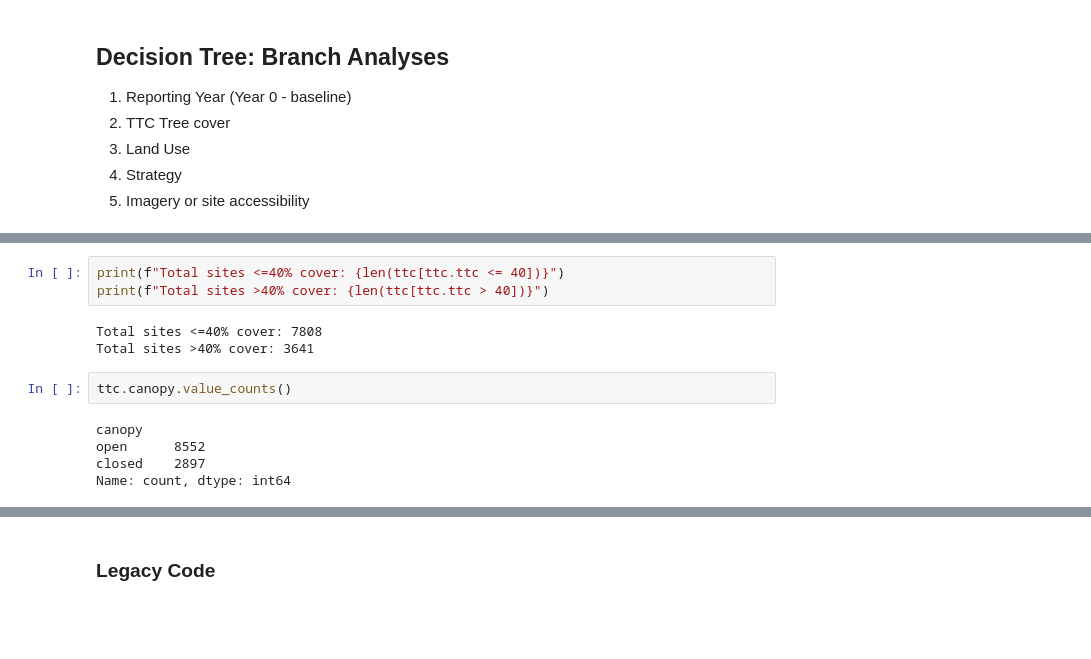
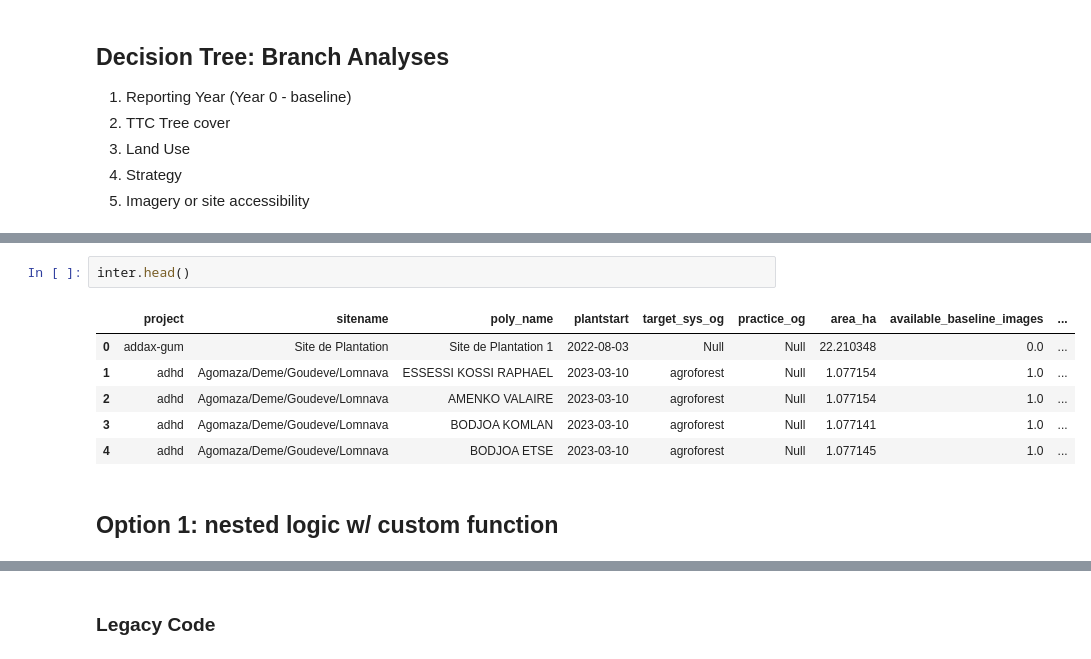
Before and after one commit to wri/decision-tree, a Jupyter notebook: notebooks/decision_tree.ipynb, the cells around one changed output, grey strips where cells are left out. Cells and saved outputs as stored; diff of their text form; blank space fills up the shorter version.

Commit message:
incorporate & clean new data, start building DT logic

```diff
--- a/notebooks/decision_tree.ipynb
+++ b/notebooks/decision_tree.ipynb
@@ -160,13 +225,11 @@ memory usage: 536.6+ KB
-# %%
-print(f"Total sites <=40% cover: {len(ttc[ttc.ttc <= 40])}")
-print(f"Total sites >40% cover: {len(ttc[ttc.ttc > 40])}")
-# %% [output]
-Total sites <=40% cover: 7808
-Total sites >40% cover: 3641
-# %%
-ttc.canopy.value_counts()
-# %% [output]
-canopy
-open      8552
-closed    2897
-Name: count, dtype: int64
+# %%
+inter.head()
+# %% [output]
+|  | project | sitename | poly_name | plantstart | target_sys_og | practice_og | area_ha | available_baseline_images | ... |
+| 0 | addax-gum | Site de Plantation | Site de Plantation 1 | 2022-08-03 | Null | Null | 22.210348 | 0.0 | ... |
+| 1 | adhd | Agomaza/Deme/Goudeve/Lomnava | ESSESSI KOSSI RAPHAEL | 2023-03-10 | agroforest | Null | 1.077154 | 1.0 | ... |
+| 2 | adhd | Agomaza/Deme/Goudeve/Lomnava | AMENKO VALAIRE | 2023-03-10 | agroforest | Null | 1.077154 | 1.0 | ... |
+| 3 | adhd | Agomaza/Deme/Goudeve/Lomnava | BODJOA KOMLAN | 2023-03-10 | agroforest | Null | 1.077141 | 1.0 | ... |
+| 4 | adhd | Agomaza/Deme/Goudeve/Lomnava | BODJOA ETSE | 2023-03-10 | agroforest | Null | 1.077145 | 1.0 | ... |
+# %% [markdown]
+## Option 1: nested logic w/ custom function
```
Also changed, not shown: parts of 34 cells of this notebook.
